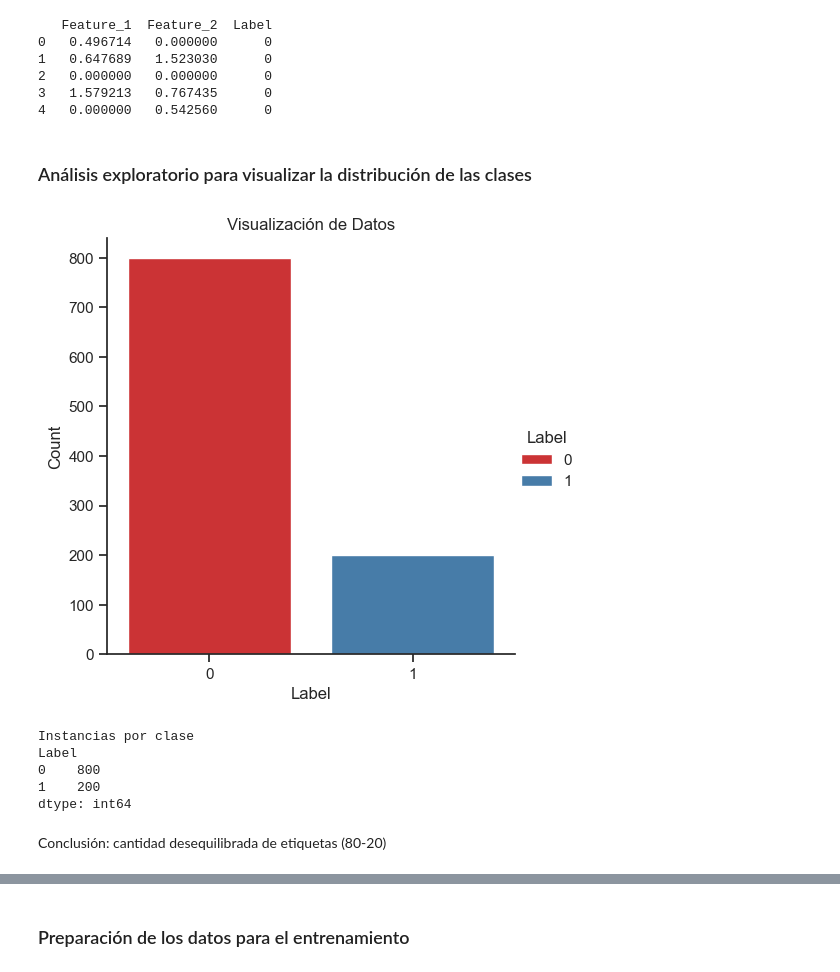
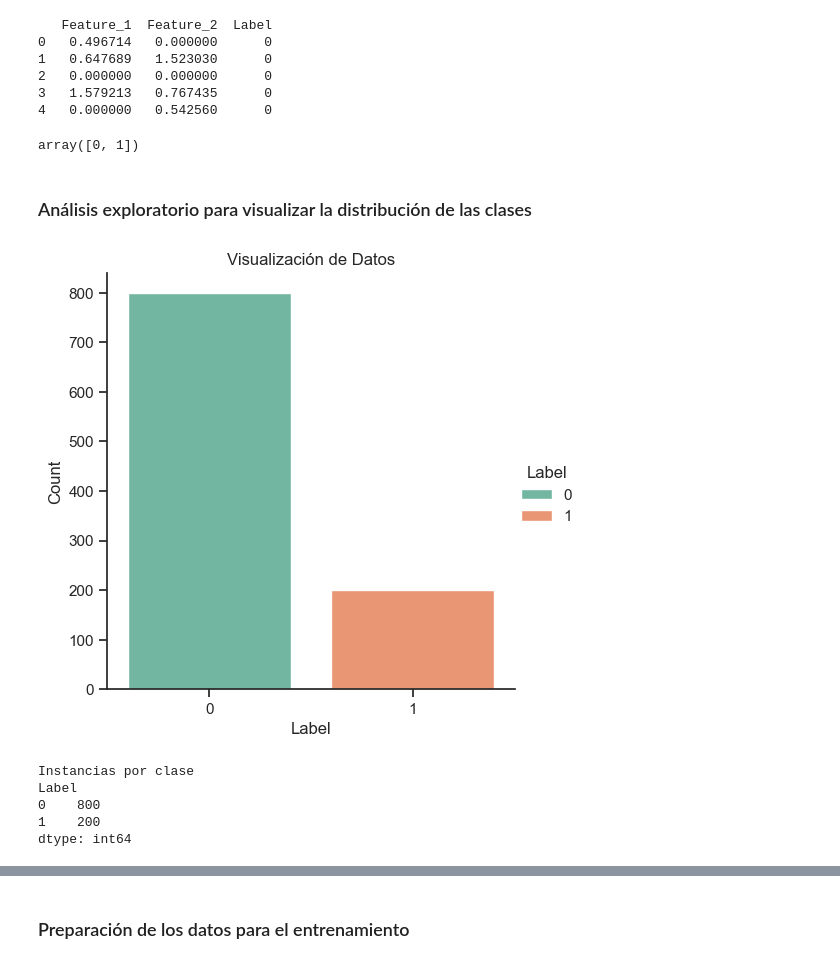
Before and after one commit to viorbe20/ai-machine-learning, a Jupyter notebook: decision-trees-exercises/ex02_classification_decision_trees_data2.ipynb, the cells around one changed output, grey strips where cells are left out. Cells and saved outputs as stored; diff of their text form; code cells hidden in the pictures.

```diff
--- a/decision-trees-exercises/ex02_classification_decision_trees_data2.ipynb
+++ b/decision-trees-exercises/ex02_classification_decision_trees_data2.ipynb
@@ -30,27 +30,29 @@ print(df_data2.head())
 2   0.000000   0.000000      0
 3   1.579213   0.767435      0
 4   0.000000   0.542560      0
+# %%
+df_data2['Label'].unique()
+# %% [output]
+array([0, 1])
 # %% [markdown]
 ### Análisis exploratorio para visualizar la distribución de las clases
 # %%
 from matplotlib import pyplot as plt
 import seaborn as sns
 
 sns.set(style='ticks') # line stlye
 # kind='count' = amount of ocurrences of each class
-sns.catplot(x='Label', data=df_data2, kind='count', hue='Label', palette='Set1')
+sns.catplot(x='Label', data=df_data2, kind='count', hue='Label', palette='Set2')
 plt.title("Visualización de Datos")
 plt.xlabel("Label")
 plt.ylabel("Count")
 plt.show()
 print('Instancias por clase')
 print(df_data2.groupby('Label').size())
 # %% [output]
-[figure, old version]
+[figure, new version]
 Instancias por clase
 Label
 0    800
 1    200
 dtype: int64
-# %% [markdown]
-Conclusión: cantidad desequilibrada de etiquetas (80-20)
```
Also changed, not shown: parts of 6 cells of this notebook.
